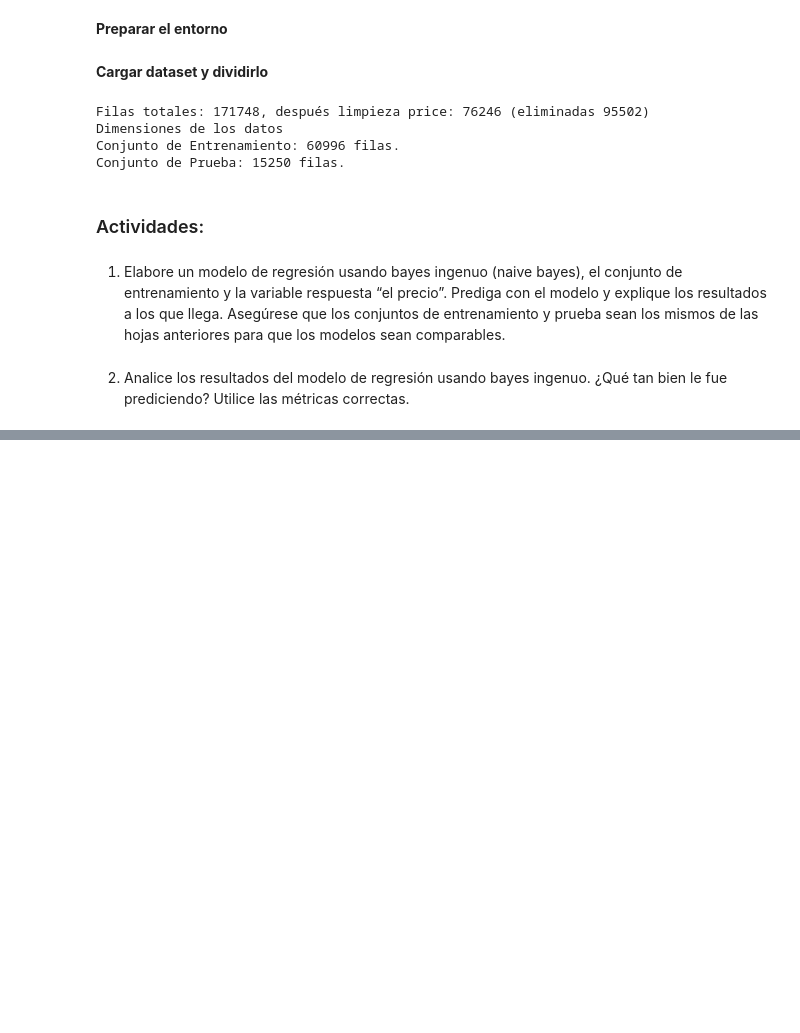
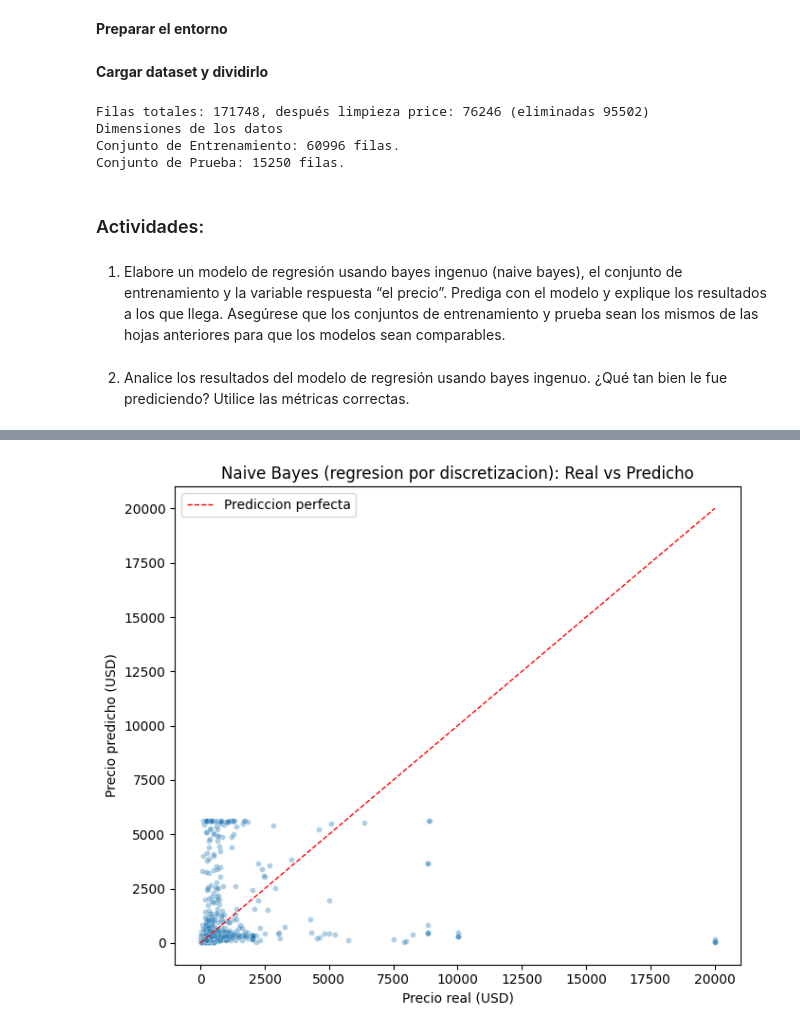
Before and after one commit to yosemm/Laboratorio5_Mineria, a Jupyter notebook: Analisis.ipynb, the cells around one changed output, grey strips where cells are left out. Saved outputs shown, nothing was run; the diff lists cells and outputs as text; code cells hidden in the pictures; blank space fills up the shorter version.

Commit message:
Agregar Naive Bayes para las primeras actividades

```diff
--- a/Analisis.ipynb
+++ b/Analisis.ipynb
@@ -99,0 +103,94 @@ Conjunto de Prueba: 15250 filas.
+# %%
+# Actividad 1: se aproxima regresion con Naive Bayes discretizando el target
+# GaussianNB clasifica, por eso se convierte log_price en intervalos (bins)
+n_bins = 10
+y_train_bin, bin_edges = pd.qcut(
+    y_train,
+    q=n_bins,
+    labels=False,
+    retbins=True,
+    duplicates='drop'
+ )
+y_train_bin = pd.Series(y_train_bin, index=y_train.index).astype(int)
+
+modelo_nb_reg = GaussianNB()
+modelo_nb_reg.fit(X_train, y_train_bin)
+
+# Se reconstruye una prediccion continua usando el valor esperado de los bins
+proba_test = modelo_nb_reg.predict_proba(X_test)
+bin_centers = {
+    i: (bin_edges[i] + bin_edges[i + 1]) / 2
+    for i in range(len(bin_edges) - 1)
+}
+centers_ordered = np.array([bin_centers[int(cls)] for cls in modelo_nb_reg.classes_])
+y_pred_log_nb = proba_test @ centers_ordered
+
+# Metricas en escala log
+r2_nb_log = r2_score(y_test, y_pred_log_nb)
+mae_nb_log = mean_absolute_error(y_test, y_pred_log_nb)
+rmse_nb_log = np.sqrt(mean_squared_error(y_test, y_pred_log_nb))
+
+# Metricas en dolares (escala original)
+y_test_usd = np.exp(y_test)
+y_pred_usd_nb = np.exp(y_pred_log_nb)
+mae_nb_usd = mean_absolute_error(y_test_usd, y_pred_usd_nb)
+rmse_nb_usd = np.sqrt(mean_squared_error(y_test_usd, y_pred_usd_nb))
+mape_nb = np.mean(np.abs((y_test_usd - y_pred_usd_nb) / y_test_usd)) * 100
+
+# Baseline simple: se predice la mediana del train
+baseline_log = np.full(len(y_test), y_train.median())
+baseline_usd = np.exp(baseline_log)
+r2_baseline_log = r2_score(y_test, baseline_log)
+mae_baseline_usd = mean_absolute_error(y_test_usd, baseline_usd)
+rmse_baseline_usd = np.sqrt(mean_squared_error(y_test_usd, baseline_usd))
+
+# Como referencia, tambien se compara con BayesianRidge
+modelo_bayes_reg = BayesianRidge()
+modelo_bayes_reg.fit(X_train, y_train)
+y_pred_log_bayes_ridge = modelo_bayes_reg.predict(X_test)
+r2_bayes_ridge_log = r2_score(y_test, y_pred_log_bayes_ridge)
+mae_bayes_ridge_usd = mean_absolute_error(y_test_usd, np.exp(y_pred_log_bayes_ridge))
+rmse_bayes_ridge_usd = np.sqrt(mean_squared_error(y_test_usd, np.exp(y_pred_log_bayes_ridge)))
+
+resultados = pd.DataFrame({
+    'Modelo': [
+        'Naive Bayes (discretizado)',
+        'Bayesian Ridge (referencia)',
+        'Baseline (mediana de train)'
+    ],
+    'R2_log': [r2_nb_log, r2_bayes_ridge_log, r2_baseline_log],
+    'MAE_USD': [mae_nb_usd, mae_bayes_ridge_usd, mae_baseline_usd],
+    'RMSE_USD': [rmse_nb_usd, rmse_bayes_ridge_usd, rmse_baseline_usd]
+}).set_index('Modelo')
+
+print('Resumen de metricas (menor MAE/RMSE y mayor R2 es mejor):')
+print(resultados.round(4))
+
+improv_mae_vs_base = (mae_baseline_usd - mae_nb_usd) / mae_baseline_usd * 100
+improv_rmse_vs_base = (rmse_baseline_usd - rmse_nb_usd) / rmse_baseline_usd * 100
+
+print('\nAnalisis Actividad 2:')
+print(f'- Naive Bayes (discretizado) R2 en log_price: {r2_nb_log:.4f}')
+print(f'- Naive Bayes MAE: ${mae_nb_usd:,.2f} | RMSE: ${rmse_nb_usd:,.2f} | MAPE: {mape_nb:.2f}%')
+print(f'- Mejora vs baseline en MAE: {improv_mae_vs_base:.2f}%')
+print(f'- Mejora vs baseline en RMSE: {improv_rmse_vs_base:.2f}%')
+
+# Grafico real vs predicho (se recorta al p99 para que no se aplaste la nube)
+plot_df = pd.DataFrame({
+    'Real_USD': y_test_usd.values,
+    'Pred_USD': y_pred_usd_nb
+})
+upper = np.percentile(plot_df['Real_USD'], 99)
+plot_df = plot_df[(plot_df['Real_USD'] <= upper) & (plot_df['Pred_USD'] <= upper)]
+plot_df = plot_df.sample(min(3000, len(plot_df)), random_state=42)
+
+plt.figure(figsize=(7, 6))
+sns.scatterplot(data=plot_df, x='Real_USD', y='Pred_USD', alpha=0.35, s=18)
+plt.plot([0, upper], [0, upper], 'r--', linewidth=1, label='Prediccion perfecta')
+plt.title('Naive Bayes (regresion por discretizacion): Real vs Predicho')
+plt.xlabel('Precio real (USD)')
+plt.ylabel('Precio predicho (USD)')
+plt.legend()
+plt.tight_layout()
+plt.show()
+# %% [output]
@@ -99,0 +209 @@ Conjunto de Prueba: 15250 filas.
+[figure, added]
```
Also changed, not shown: parts of 2 cells of this notebook.
